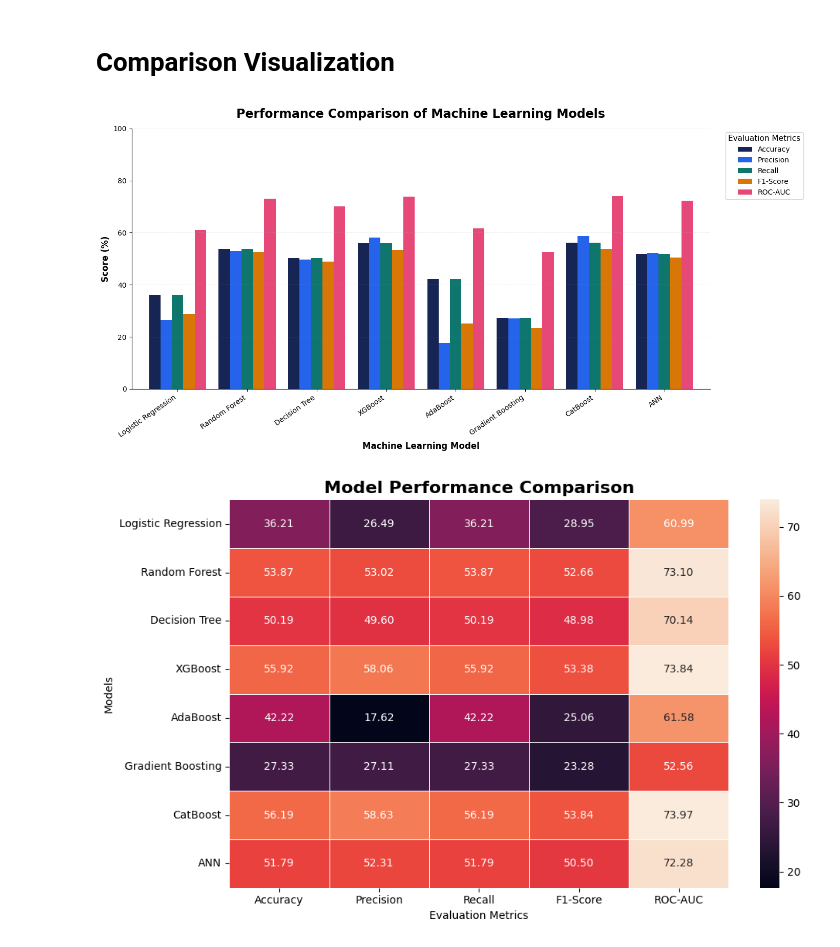
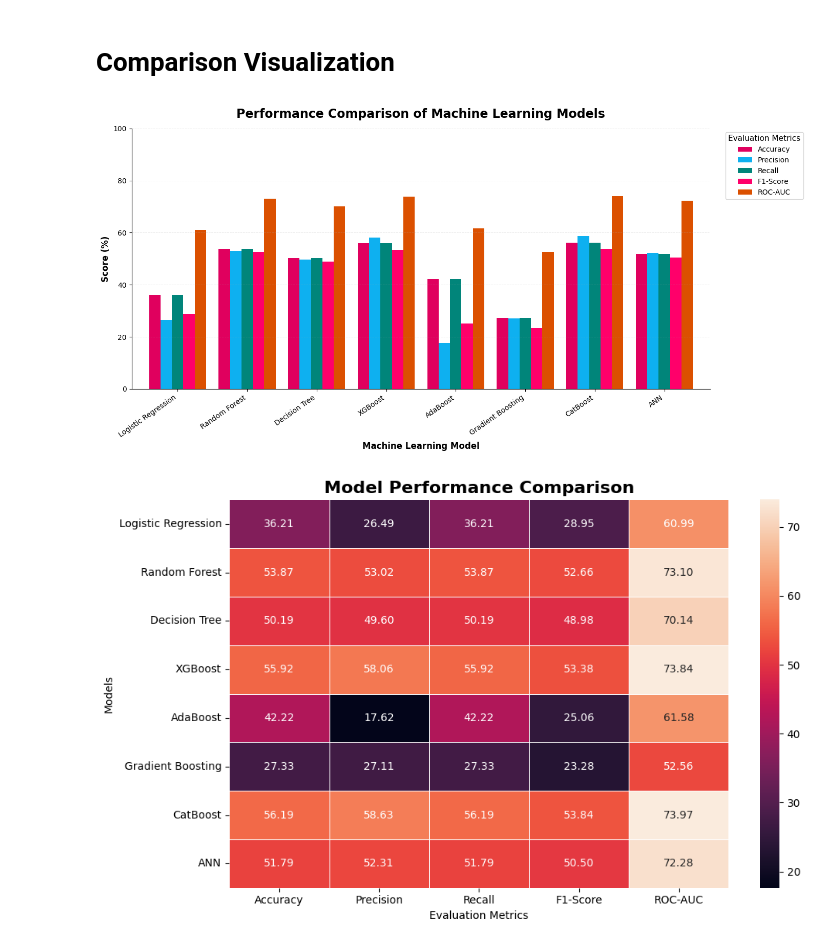
Before and after one commit to samifahim07/Dse-explainable-stock-intelligence, a Jupyter notebook: DSE_Stock_Intelligence_Forecasting.ipynb, the cells around one changed output. Cells and saved outputs as stored; diff of their text form; code cells hidden in the pictures.

```diff
--- a/DSE_Stock_Intelligence_Forecasting.ipynb
+++ b/DSE_Stock_Intelligence_Forecasting.ipynb
@@ -2445,11 +2447,11 @@ plot_df = comparison_df.set_index("Model")
 
 #  color palette
 colors = colors = [
-    "#172554",
-    "#2563EB",
-    "#0F766E",
-    "#D97706",
-     "#E64978"
+    "#E0005E",
+    "#0EB0F0",
+    "#01857A",
+    "#FF006A",
+     "#DB5000"
 ]
 
 # Create comparison chart
@@ -2460,34 +2462,34 @@ ax = plot_df.plot(kind="bar",figsize=(14, 7),color=colors,width=0.82)
 plt.title("Performance Comparison of Machine Learning Models",fontsize=17,fontweight="bold",pad=15)
 
 # Axis labels
 plt.xlabel( "Machine Learning Model", fontsize=12, fontweight="bold")
 
 plt.ylabel("Score (%)",fontsize=12,fontweight="bold")
 
 # X-axis
 plt.xticks(rotation=35, ha="right",fontsize=10)
 
 # Y-axis
 plt.yticks(fontsize=10)
 
 plt.ylim(0, 100)
 
 
 # Legend
 plt.legend(title="Evaluation Metrics",bbox_to_anchor=(1.02, 1),loc="upper left",frameon=True,fontsize=10,title_fontsize=11)
 
 # Grid
 plt.grid(axis="y",linestyle="--",linewidth=0.7,alpha=0.3)
 
 # Remove unnecessary top/right borders
 ax.spines["top"].set_visible(False)
 ax.spines["right"].set_visible(False)
 
 
 plt.tight_layout()
 plt.show()
 # %% [output]
-[figure, old version]
+[figure, new version]
 # %%
 # Set Model as index
 heatmap_data = comparison_df.set_index("Model")
```
Also changed, not shown: parts of 7 cells of this notebook, 5 other files.
